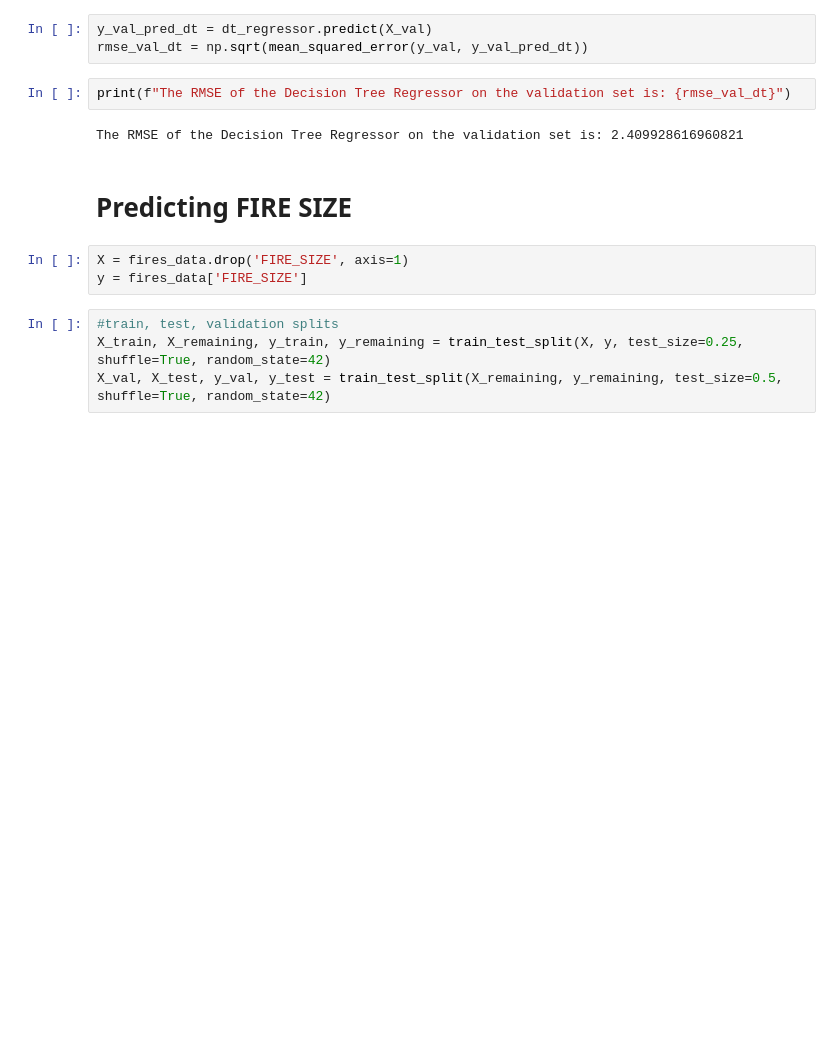
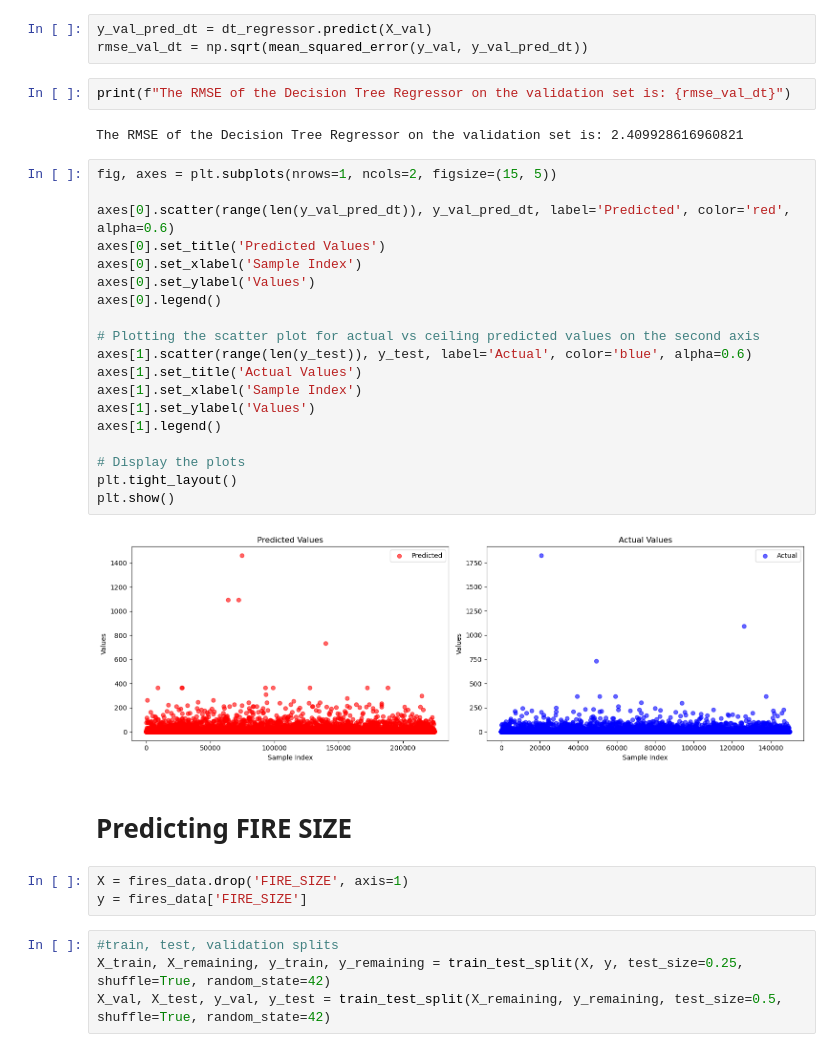
Before and after one commit to Sandeep8021/Wild-Fire-Prediction, a Jupyter notebook: Wild Fire Prediction v1.ipynb, the cells around one changed output. Drawn from its saved outputs; the diff is of its cells as text; blank space fills up the shorter version.

```diff
--- a/Wild Fire Prediction v1.ipynb
+++ b/Wild Fire Prediction v1.ipynb
@@ -1054,6 +1147,27 @@ rmse_val_dt = np.sqrt(mean_squared_error(y_val, y_val_pred_dt))
 print(f"The RMSE of the Decision Tree Regressor on the validation set is: {rmse_val_dt}")
 # %% [output]
 The RMSE of the Decision Tree Regressor on the validation set is: 2.409928616960821
+# %%
+fig, axes = plt.subplots(nrows=1, ncols=2, figsize=(15, 5))
+
+axes[0].scatter(range(len(y_val_pred_dt)), y_val_pred_dt, label='Predicted', color='red', alpha=0.6)
+axes[0].set_title('Predicted Values')
+axes[0].set_xlabel('Sample Index')
+axes[0].set_ylabel('Values')
+axes[0].legend()
+
+# Plotting the scatter plot for actual vs ceiling predicted values on the second axis
+axes[1].scatter(range(len(y_test)), y_test, label='Actual', color='blue', alpha=0.6)
+axes[1].set_title('Actual Values')
+axes[1].set_xlabel('Sample Index')
+axes[1].set_ylabel('Values')
+axes[1].legend()
+
+# Display the plots
+plt.tight_layout()
+plt.show()
+# %% [output]
+[figure, added]
 # %% [markdown]
 # Predicting FIRE SIZE
 # %%
```
Also changed, not shown: parts of 36 cells of this notebook.
